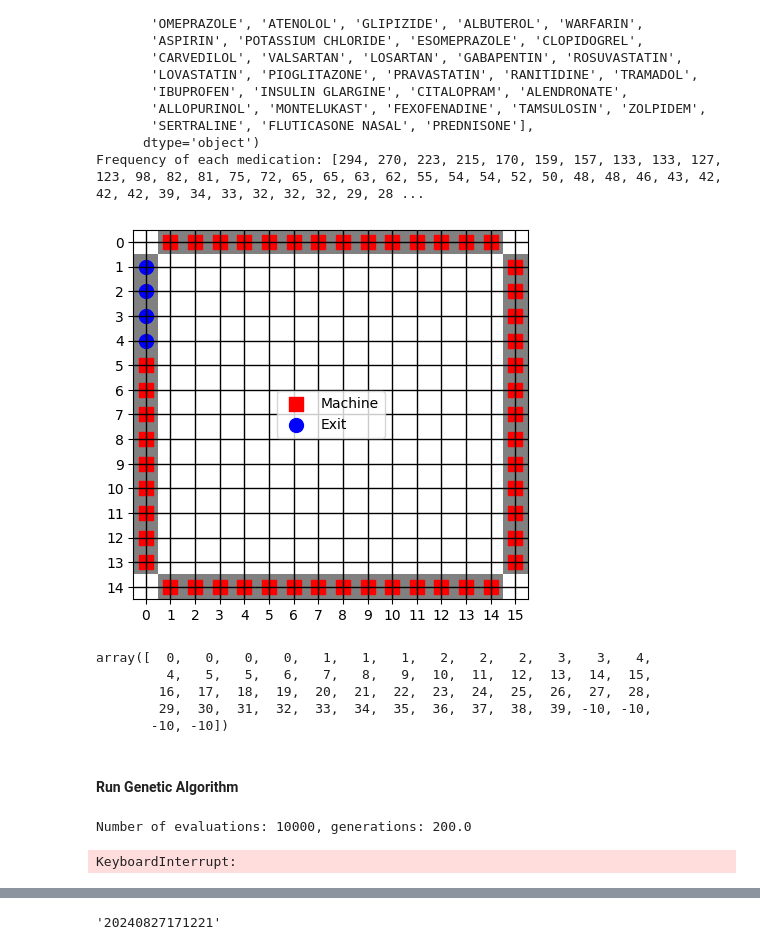
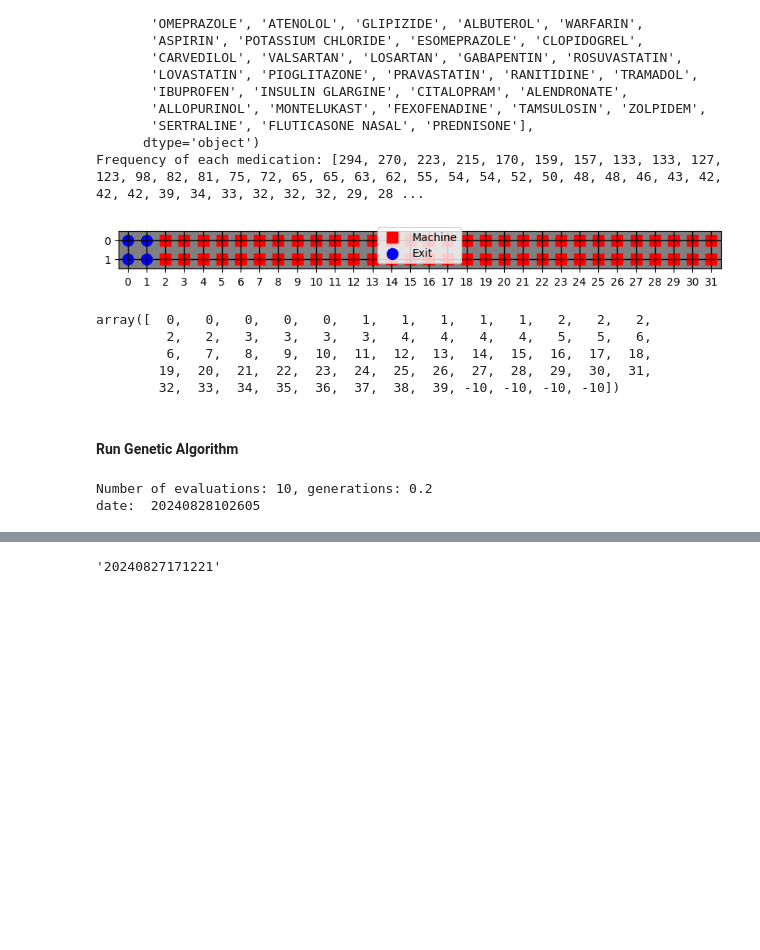
Before and after one commit to carishkaa/diplomka, a Jupyter notebook: src/main.ipynb, the cells around one changed output, grey strips where cells are left out. Cells and saved outputs as stored; diff of their text form; code cells hidden in the pictures; blank space fills up the shorter version.

```diff
--- a/src/main.ipynb
+++ b/src/main.ipynb
@@ -39,31 +39,35 @@ Sorted medications by frequency: Index(['LISINOPRIL', 'SIMVASTATIN', 'METOPROLOL
       dtype='object')
 Frequency of each medication: [294, 270, 223, 215, 170, 159, 157, 133, 133, 127, 123, 98, 82, 81, 75, 72, 65, 65, 63, 62, 55, 54, 54, 52, 50, 48, 48, 46, 43, 42, 42, 42, 39, 34, 33, 32, 32, 32, 29, 28 ...
 # %%
-layout = 'kolecko_4_enter_50'
+layout = 'doubleline_4_enter_60'
 
-amount_of_machines = 50
+amount_of_machines = 60
 INLETS_NUM = 4
-machines_count = [4, 3, 3, 2, 2, 2, 1, 1, 1, 1, 1, 1, 1, 1, 1, 1, 1, 1, 1, 1, 1, 1, 1, 1, 1, 1, 1, 1, 1, 1, 1, 1, 1, 1, 1, 1, 1, 1, 1, 1]
+
+# generated distribution from 14_05_2024.ipynb file
+# machines_count = [4, 3, 3, 2, 2, 2, 1, 1, 1, 1, 1, 1, 1, 1, 1, 1, 1, 1, 1, 1, 1, 1, 1, 1, 1, 1, 1, 1, 1, 1, 1, 1, 1, 1, 1, 1, 1, 1, 1, 1] # 50 machines
+# machines_count = [14, 11, 9, 5, 4, 2, 2, 1, 1, 1, 1, 1, 1, 1, 1, 1, 1, 1, 1, 1, 1, 1, 1, 1, 1, 1, 1, 1, 1, 1, 1, 1, 1, 1, 1, 1, 1, 1, 1, 1] # 80 machines
+machines_count = [5, 5, 5, 4, 4, 2, 2, 1, 1, 1, 1, 1, 1, 1, 1, 1, 1, 1, 1, 1, 1, 1, 1, 1, 1, 1, 1, 1, 1, 1, 1, 1, 1, 1, 1, 1, 1, 1, 1, 1]
 assert sum(machines_count) == amount_of_machines, f"Sum of machines count is not equal to amount of machines: {sum(machines_count)} != {amount_of_machines}"
 # %%
 coord_x, coord_y, restricted_area, all_posible_positions = get_layout(layout)
 
 exit_positions = all_posible_positions[:INLETS_NUM]
 machine_positions = all_posible_positions[INLETS_NUM:]
 
-plt.figure()
+plt.figure(figsize=(10, 10))
 plt.imshow(restricted_area.transpose(), cmap='gray', alpha=0.5)
 plt.scatter(*zip(*machine_positions), c='r', s=100, marker='s', label='Machine')
 plt.scatter(*zip(*exit_positions), c='b', s=100, marker='o', label='Exit')
 plt.xticks(range(coord_x))
 plt.yticks(range(coord_y))
 
 plt.legend()
 
 plt.grid(which='major', color='k', linestyle='-', linewidth=1)
 plt.show()
 # %% [output]
-[figure, old version]
+[figure, new version]
 # %%
 # read csv
 coocurrence_matrix = np.loadtxt('../normalized_coocurrence_matrix.csv', delimiter=',')
@@ -99,11 +103,11 @@ chromosome = np.array([sorted_drug_names.to_list().index(drug) for drug in chrom
 chromosome = np.concatenate((chromosome, np.array([-10] * INLETS_NUM)))
 chromosome
 # %% [output]
-array([  0,   0,   0,   0,   1,   1,   1,   2,   2,   2,   3,   3,   4,
-         4,   5,   5,   6,   7,   8,   9,  10,  11,  12,  13,  14,  15,
-        16,  17,  18,  19,  20,  21,  22,  23,  24,  25,  26,  27,  28,
-        29,  30,  31,  32,  33,  34,  35,  36,  37,  38,  39, -10, -10,
-       -10, -10])
+array([  0,   0,   0,   0,   0,   1,   1,   1,   1,   1,   2,   2,   2,
+         2,   2,   3,   3,   3,   3,   4,   4,   4,   4,   5,   5,   6,
+         6,   7,   8,   9,  10,  11,  12,  13,  14,  15,  16,  17,  18,
+        19,  20,  21,  22,  23,  24,  25,  26,  27,  28,  29,  30,  31,
+        32,  33,  34,  35,  36,  37,  38,  39, -10, -10, -10, -10])
 # %% [markdown]
 #### Run Genetic Algorithm
 # %%
@@ -130,7 +134,7 @@ algorithm = GA(
     mutation=InversionMutation(),
     # termination=get_termination("n_gen", 50)
 )
-n_eval = 10000 # 25000 / 50 = 500 generations
+n_eval = 10 # 25000 / 50 = 500 generations
 print(f'Number of evaluations: {n_eval}, generations: {n_eval/population_size}')
 termination = get_termination("n_eval", n_eval)
 res = minimize(
@@ -146,8 +150,8 @@ import datetime
 now = datetime.datetime.now().strftime("%Y%m%d%H%M%S")
 print("date: ", now)
 # %% [output]
-Number of evaluations: 10000, generations: 200.0
+Number of evaluations: 10, generations: 0.2
+date:  20240828102605
-KeyboardInterrupt:
 # %%
 print('Cost (through all recepts): ', res.F)
 print('Permutation: ', res.X)
```
Also changed, not shown: parts of 3 cells of this notebook, 4 other files.
